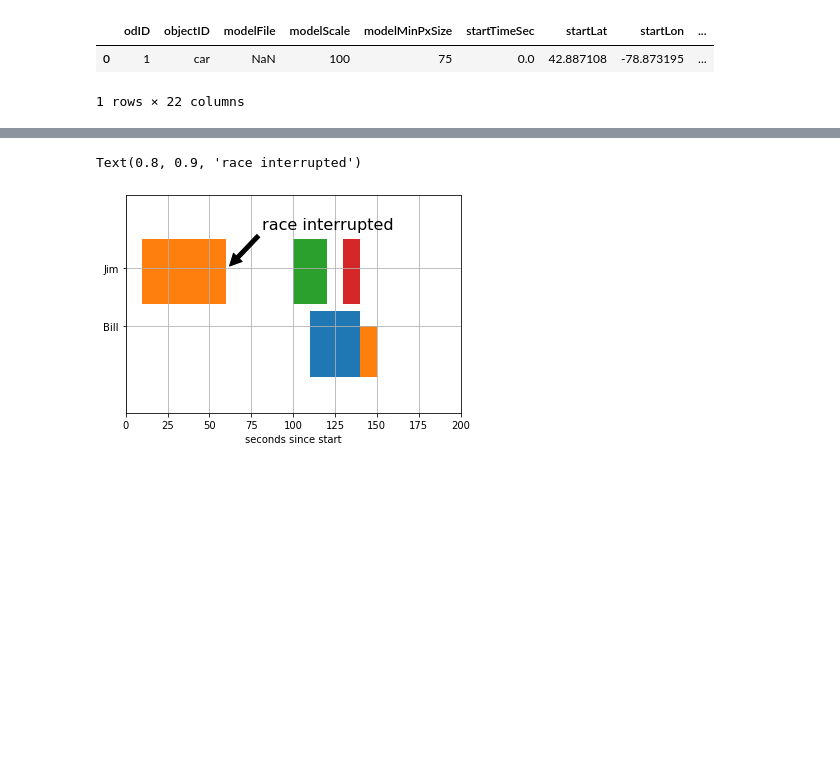
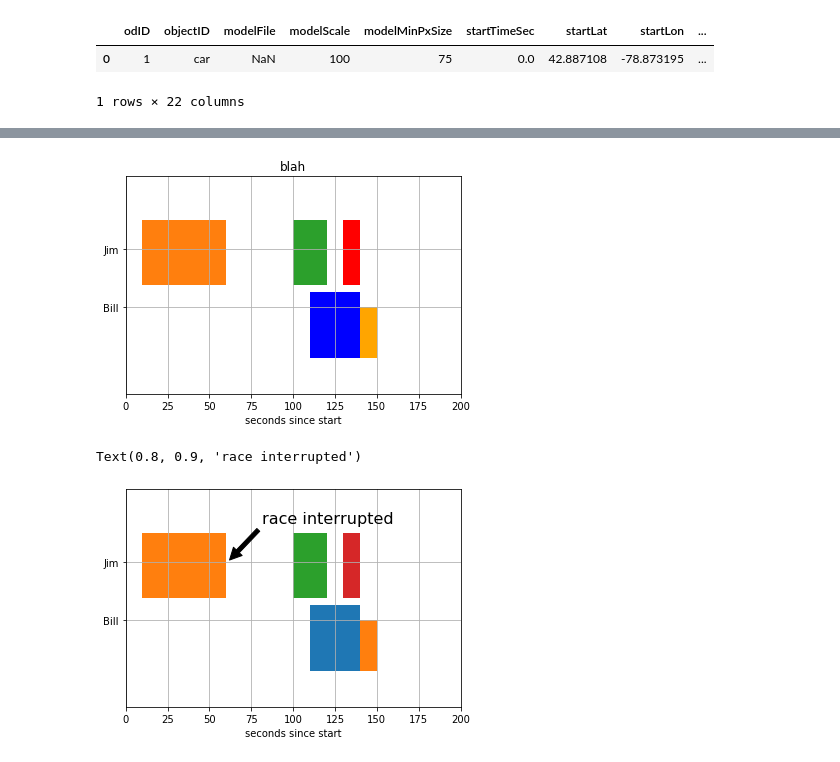
Before and after one commit to optimatorlab/veroviz, a Jupyter notebook: Untitled1.ipynb, the cells around one changed output, grey strips where cells are left out. Cells and saved outputs as stored; diff of their text form; code cells hidden in the pictures; blank space fills up the shorter version.

```diff
--- a/Untitled1.ipynb
+++ b/Untitled1.ipynb
@@ -209,17 +329,19 @@ list(dummy.index)
 # %%
 fig, ax = plt.subplots()
 ax.broken_barh([(110, 30)], (10, 9), facecolors='blue')
 ax.broken_barh([(140, 10)], (10, 7), facecolors='orange')
 
-
+plt.title('blah')
 ax.broken_barh([(10, 50), (100, 20), (130, 10)], (20, 9),
                facecolors=('tab:orange', 'tab:green', 'red'))
 ax.set_ylim(5, 35)
 ax.set_xlim(0, 200)
 ax.set_xlabel('seconds since start')
 ax.set_yticks([17, 25])
 ax.set_yticklabels(['Bill', 'Jim'])
 ax.grid(True)
+# %% [output]
+[figure, added]
 # %%
 import matplotlib.pyplot as plt
 
```
Also changed, not shown: parts of 8 cells of this notebook, 28 other files.
